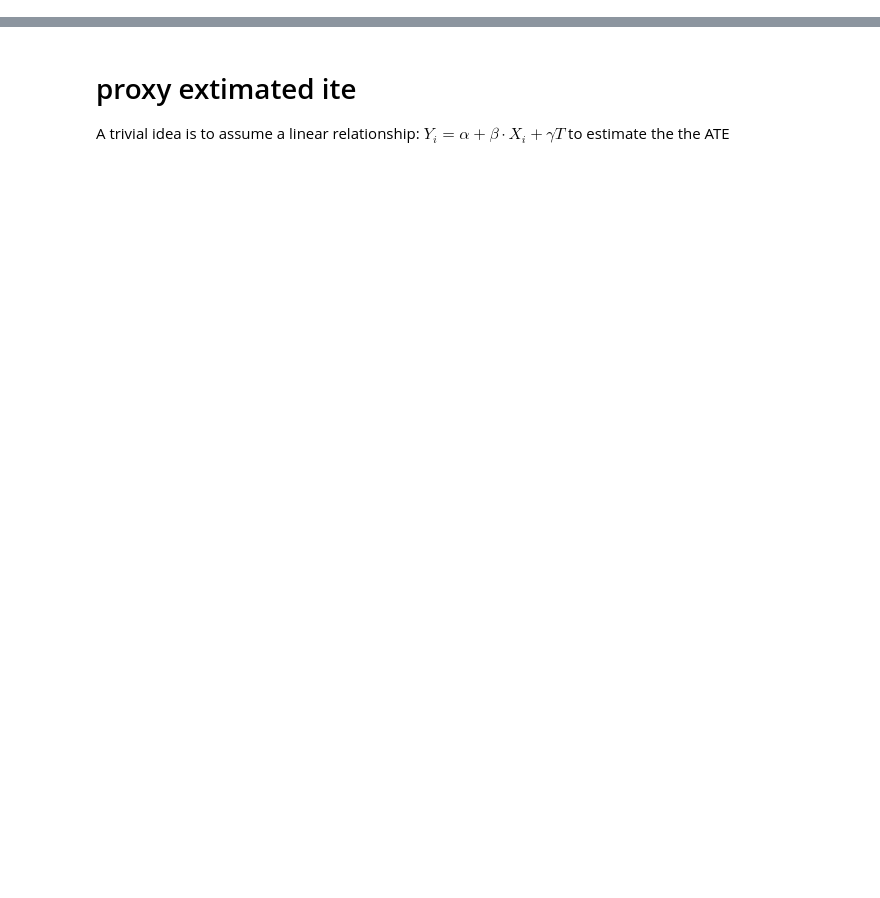
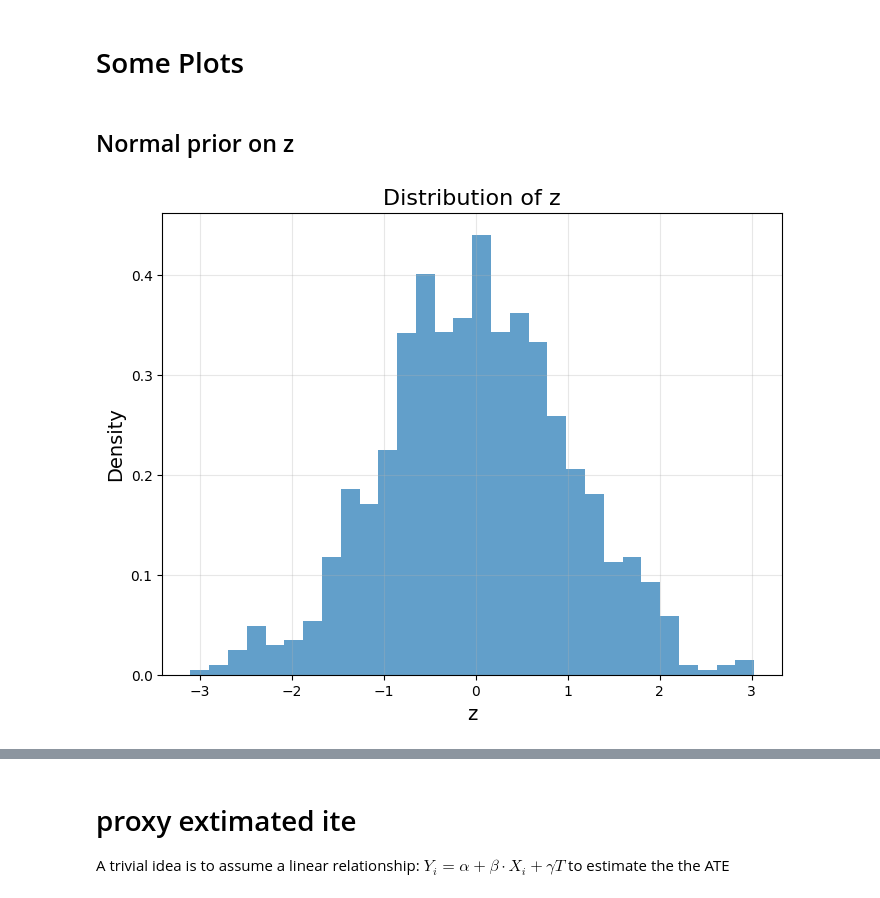
Before and after one commit to christianfaccio/causal_machine_learning, a Jupyter notebook: src/data_gen_test.ipynb, the cells around one changed output, grey strips where cells are left out. Saved outputs shown, nothing was run; the diff lists cells and outputs as text; code cells hidden in the pictures; blank space fills up the shorter version.

```diff
--- a/src/data_gen_test.ipynb
+++ b/src/data_gen_test.ipynb
@@ -82 +27,3 @@ def synthetic_dataset_pyro(
+# %% [markdown]
+# Some Plots
 # %%
@@ -102,0 +39,7 @@ def plot_z_with_ite(data):
+# %% [markdown]
+## Normal prior on z
+# %%
+data = synthetic_dataset_pyro(n=1000, beta=2.0, num_proxies=5, shuffle_pct=0.2, seed=42)
+plot_distribution(data, "z")
+# %% [output]
+[figure, added]
```
Also changed, not shown: parts of 18 cells of this notebook, 2 other files.
